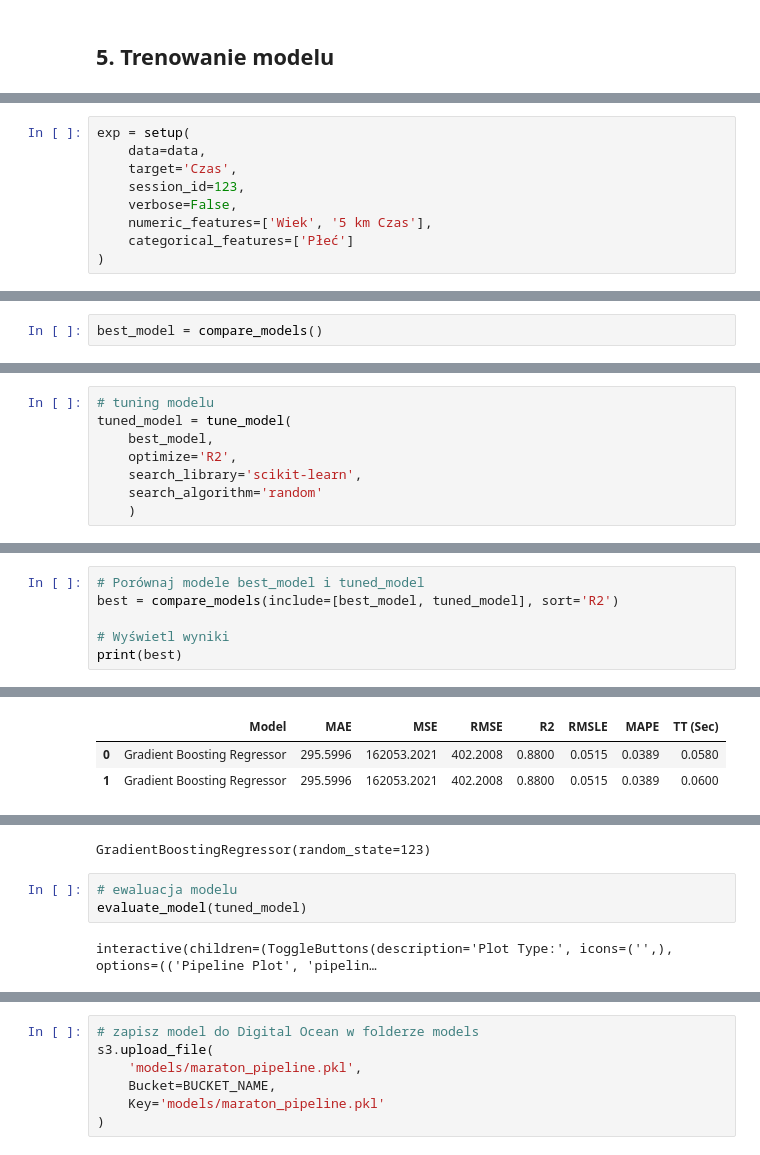
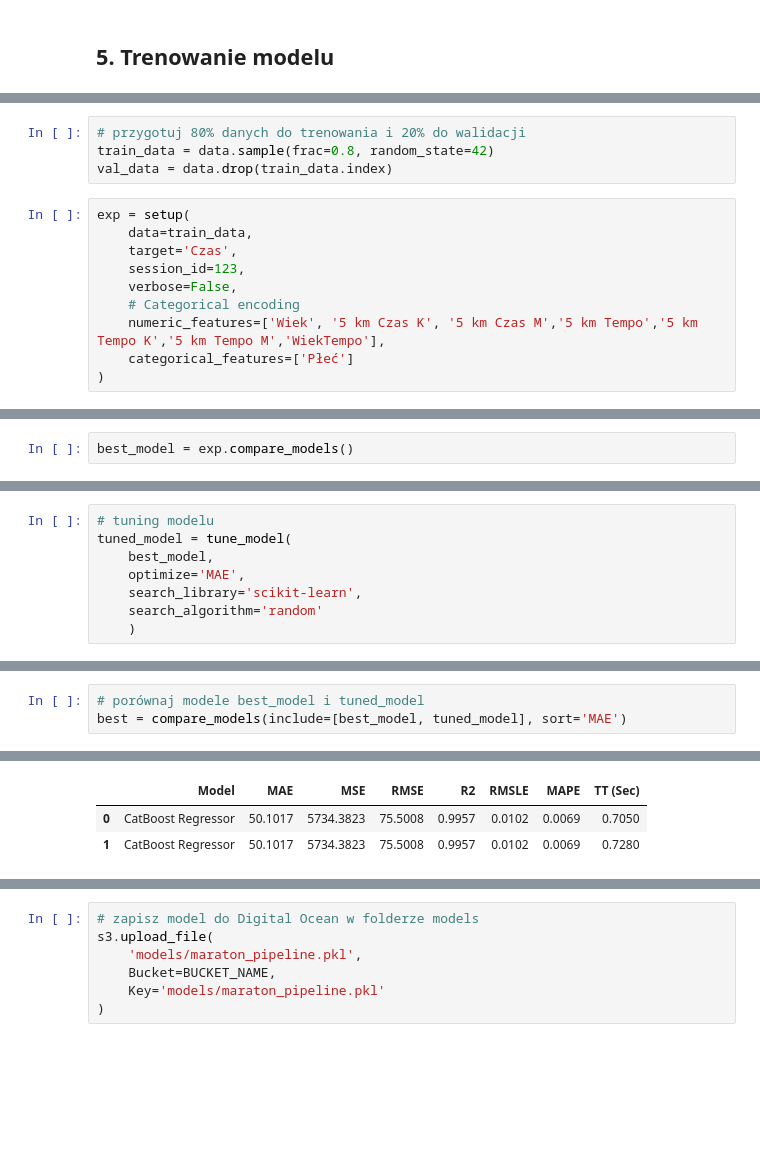
Before and after one commit to heyagotoai/maraton, a Jupyter notebook: app.ipynb, the cells around one changed output, grey strips where cells are left out. Drawn from its saved outputs; the diff is of its cells as text; blank space fills up the shorter version.

```diff
--- a/app.ipynb
+++ b/app.ipynb
@@ -254,10 +278,15 @@ data = df[['Wiek', 'Płeć', '5 km Czas', 'Czas']]
+# %%
+# przygotuj 80% danych do trenowania i 20% do walidacji
+train_data = data.sample(frac=0.8, random_state=42)
+val_data = data.drop(train_data.index)
 # %%
 exp = setup(
-    data=data,
+    data=train_data,
     target='Czas',
     session_id=123,
     verbose=False,
-    numeric_features=['Wiek', '5 km Czas'],
+    # Categorical encoding
+    numeric_features=['Wiek', '5 km Czas K', '5 km Czas M','5 km Tempo','5 km Tempo K','5 km Tempo M','WiekTempo'],
     categorical_features=['Płeć']
 )
 # %%
@@ -281,5 +310,5 @@ exp.dataset_transformed.head()
 # %%
-best_model = compare_models()
+best_model = exp.compare_models()
 # %% [output]
 [interactive output not drawn]
 |  | Model | MAE | MSE | RMSE | R2 | RMSLE | MAPE | TT (Sec) |
@@ -304,7 +333,7 @@ best_model = compare_models()
 # tuning modelu
 tuned_model = tune_model(
     best_model,
-    optimize='R2',
+    optimize='MAE',
     search_library='scikit-learn',
     search_algorithm='random'
     )
@@ -328,20 +357,11 @@ tuned_model = tune_model(
 Fitting 10 folds for each of 10 candidates, totalling 100 fits
 Original model was better than the tuned model, hence it will be returned. NOTE: The display metrics are for the tuned model (not the original one).
 # %%
-# Porównaj modele best_model i tuned_model
-best = compare_models(include=[best_model, tuned_model], sort='R2')
-
-# Wyświetl wyniki
-print(best)
+# porównaj modele best_model i tuned_model
+best = compare_models(include=[best_model, tuned_model], sort='MAE')
 # %% [output]
 [interactive output not drawn]
 |  | Model | MAE | MSE | RMSE | R2 | RMSLE | MAPE | TT (Sec) |
-| 0 | Gradient Boosting Regressor | 295.5996 | 162053.2021 | 402.2008 | 0.8800 | 0.0515 | 0.0389 | 0.0580 |
-| 1 | Gradient Boosting Regressor | 295.5996 | 162053.2021 | 402.2008 | 0.8800 | 0.0515 | 0.0389 | 0.0600 |
+| 0 | CatBoost Regressor | 50.1017 | 5734.3823 | 75.5008 | 0.9957 | 0.0102 | 0.0069 | 0.7050 |
+| 1 | CatBoost Regressor | 50.1017 | 5734.3823 | 75.5008 | 0.9957 | 0.0102 | 0.0069 | 0.7280 |
 [interactive output not drawn]
-GradientBoostingRegressor(random_state=123)
-# %%
-# ewaluacja modelu
-evaluate_model(tuned_model)
-# %% [output]
-interactive(children=(ToggleButtons(description='Plot Type:', icons=('',), options=(('Pipeline Plot', 'pipelin…
```
Also changed, not shown: parts of 22 cells of this notebook, 3 other files.
